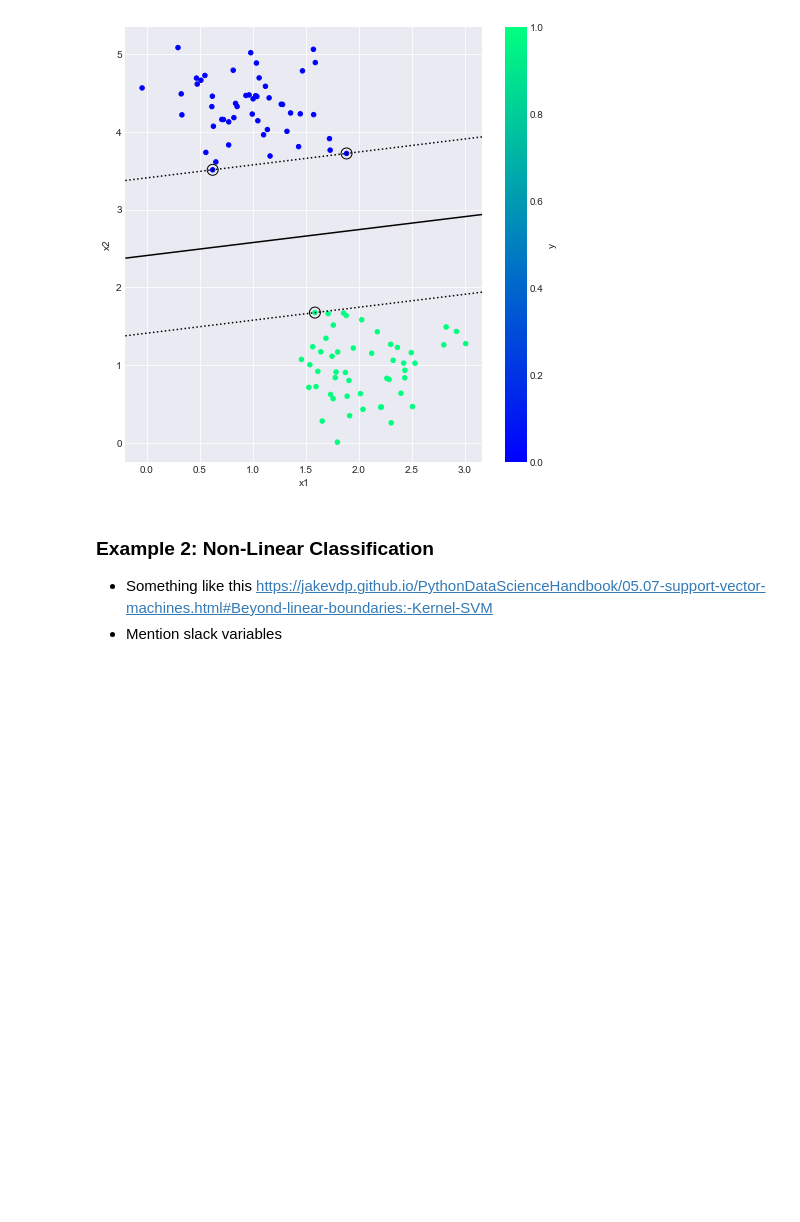
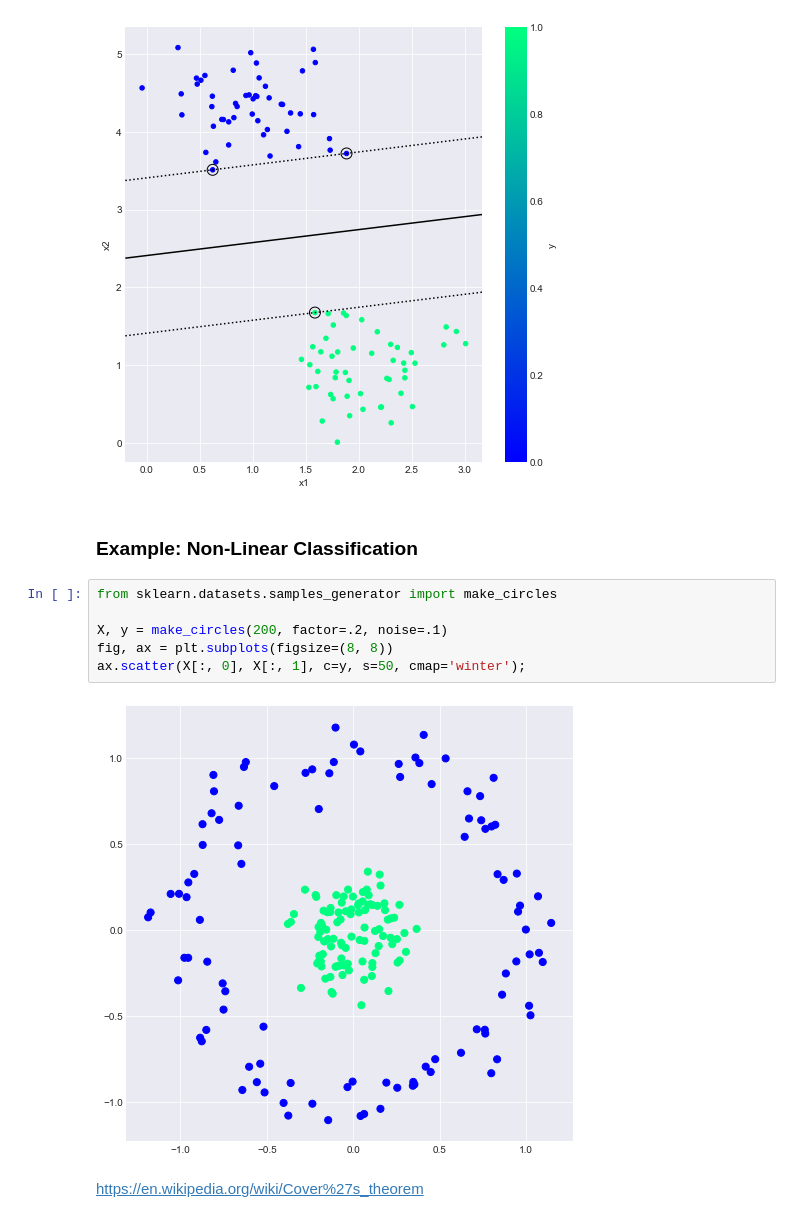
Before and after one commit to juusomer/machine-learning-for-absolute-beginners, a Jupyter notebook: notebooks/2_supervised_learning.ipynb, the cells around one changed output. Cells and saved outputs as stored; diff of their text form; blank space fills up the shorter version.

Commit message:
Implement more SVM examples, add text content to all sections

```diff
--- a/notebooks/2_supervised_learning.ipynb
+++ b/notebooks/2_supervised_learning.ipynb
@@ -57,7 +46,15 @@ df.plot.scatter('x1', 'x2', c='y', cmap='winter', ax=ax)
 plot_decision_boundary(model, ax)
 # %% [output]
 [figure]
-# %% [markdown]
-### Example 2: Non-Linear Classification
-* Something like this https://jakevdp.github.io/PythonDataScienceHandbook/05.07-support-vector-machines.html#Beyond-linear-boundaries:-Kernel-SVM
-* Mention slack variables
+# %% [markdown]
+### Example: Non-Linear Classification
+# %%
+from sklearn.datasets.samples_generator import make_circles
+
+X, y = make_circles(200, factor=.2, noise=.1)
+fig, ax = plt.subplots(figsize=(8, 8))
+ax.scatter(X[:, 0], X[:, 1], c=y, s=50, cmap='winter');
+# %% [output]
+[figure, added]
+# %% [markdown]
+https://en.wikipedia.org/wiki/Cover%27s_theorem
```
Also changed, not shown: parts of 10 cells of this notebook, 5 other files.
